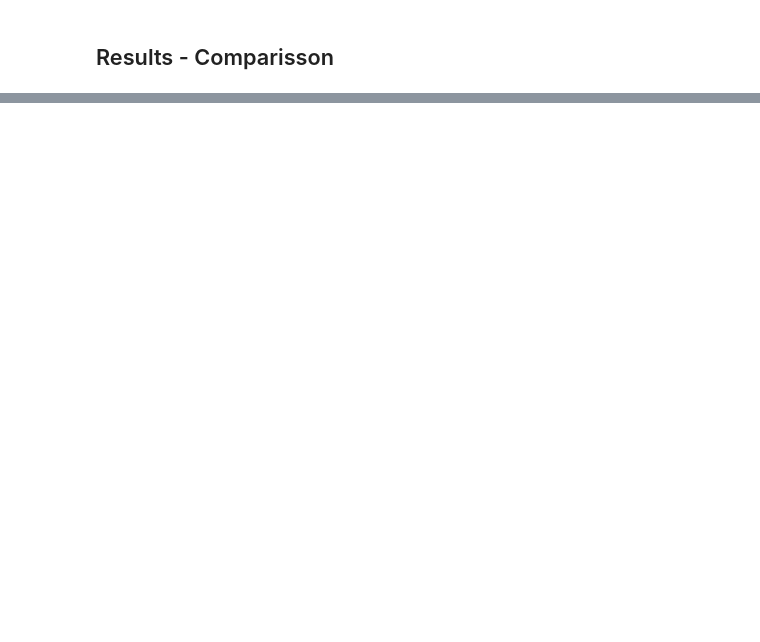
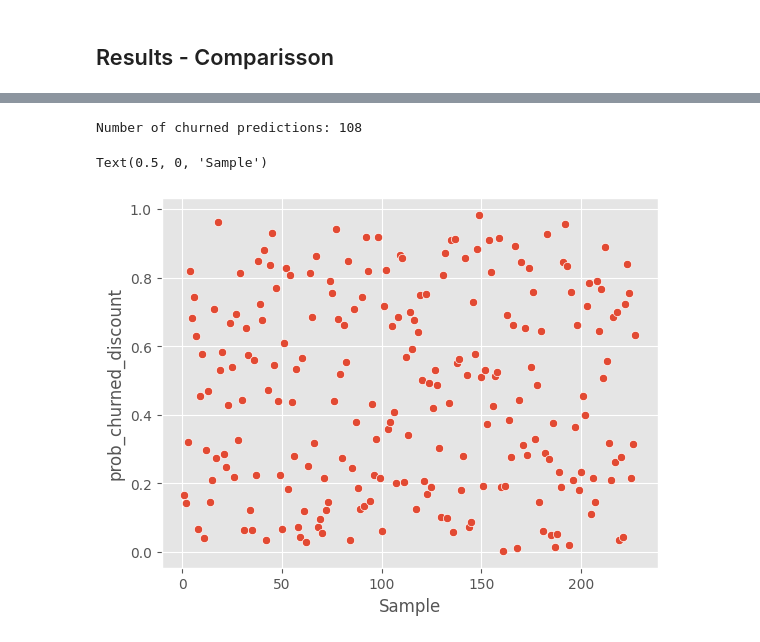
Before and after one commit to RodolfoPCruz/powerco-churn, a Jupyter notebook: Notebooks/ML.ipynb, the cells around one changed output, grey strips where cells are left out. Drawn from its saved outputs; the diff is of its cells as text; code cells hidden in the pictures; blank space fills up the shorter version.

```diff
--- a/Notebooks/ML.ipynb
+++ b/Notebooks/ML.ipynb
@@ -430,0 +497,5 @@ results
+# %%
+y_pred_proba_discount = model_lgbm_no_sampling.predict_proba(x_val_discount)
+y_pred_proba_discount = pd.DataFrame(y_pred_proba_discount, columns = ['prob_not_churned_discount', 'prob_churned_discount'])
+y_pred_proba_discount = pd.concat([y_pred_proba_discount, y_val.reset_index(drop = True)], axis = 1)
+y_pred_proba_discount
@@ -430,0 +516,13 @@ results
+# %%
+churned_discount = y_pred_proba_discount[y_pred_proba_discount['churn'] == 1]
+n_pred_chrurned_discount = len(churned_discount[churned_discount['prob_churned_discount'] > 0.5])
+
+print('Number of churned predictions:', n_pred_chrurned_discount)
+# %% [output]
+Number of churned predictions: 108
+# %%
+sns.scatterplot(x = samples, y = churned_discount['prob_churned_discount'])
+plt.xlabel('Sample')
+# %% [output]
+Text(0.5, 0, 'Sample')
+[figure, added]
```
Also changed, not shown: parts of 41 cells of this notebook, 1 other file.
